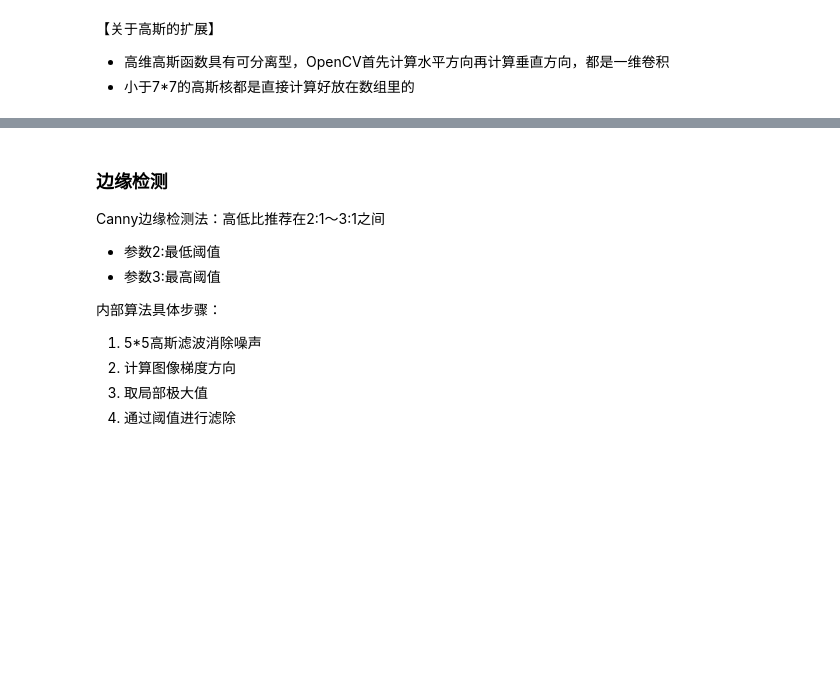
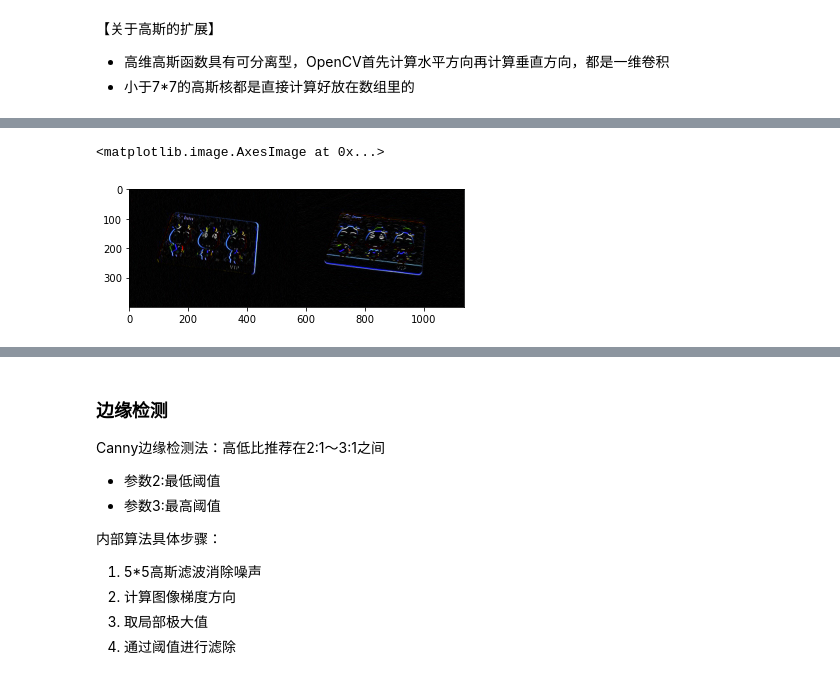
Before and after one commit to doubleZ0108/Computer-Vision-PKU, a Jupyter notebook: docs/opencv/opencv-study.ipynb, the cells around one changed output, grey strips where cells are left out. Drawn from its saved outputs; the diff is of its cells as text; code cells hidden in the pictures; blank space fills up the shorter version.

```diff
--- a/docs/opencv/opencv-study.ipynb
+++ b/docs/opencv/opencv-study.ipynb
@@ -451,0 +467,7 @@ bilateral = cv2.bilateralFilter(img, 9, 75, 75)
+# %%
+sobelx = cv2.Sobel(img, -1, 1, 0, ksize=3)  # sobel算子检测x方向
+sobely = cv2.Sobel(img, -1, 0, 1, ksize=3)
+plt.imshow(np.hstack((sobelx[:,:,::-1], sobely[:,:,::-1])))
+# %% [output]
+<matplotlib.image.AxesImage at 0x...>
+[figure, added]
```
Also changed, not shown: parts of 12 cells of this notebook, 1 other file.
